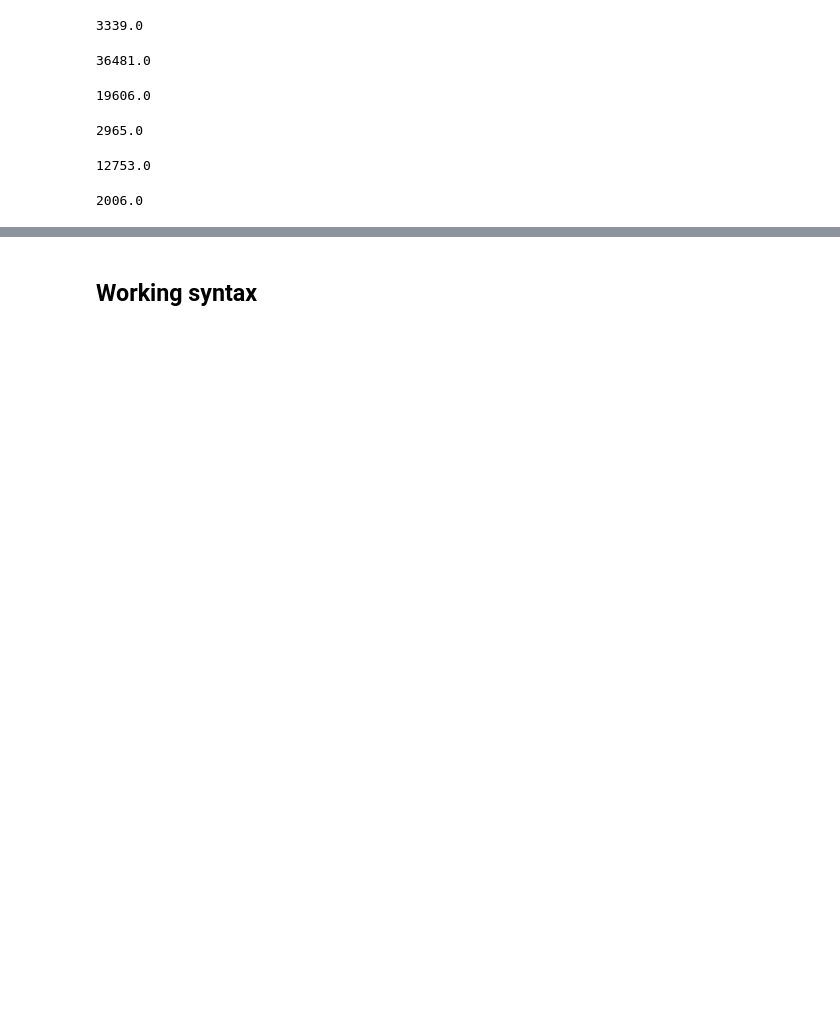
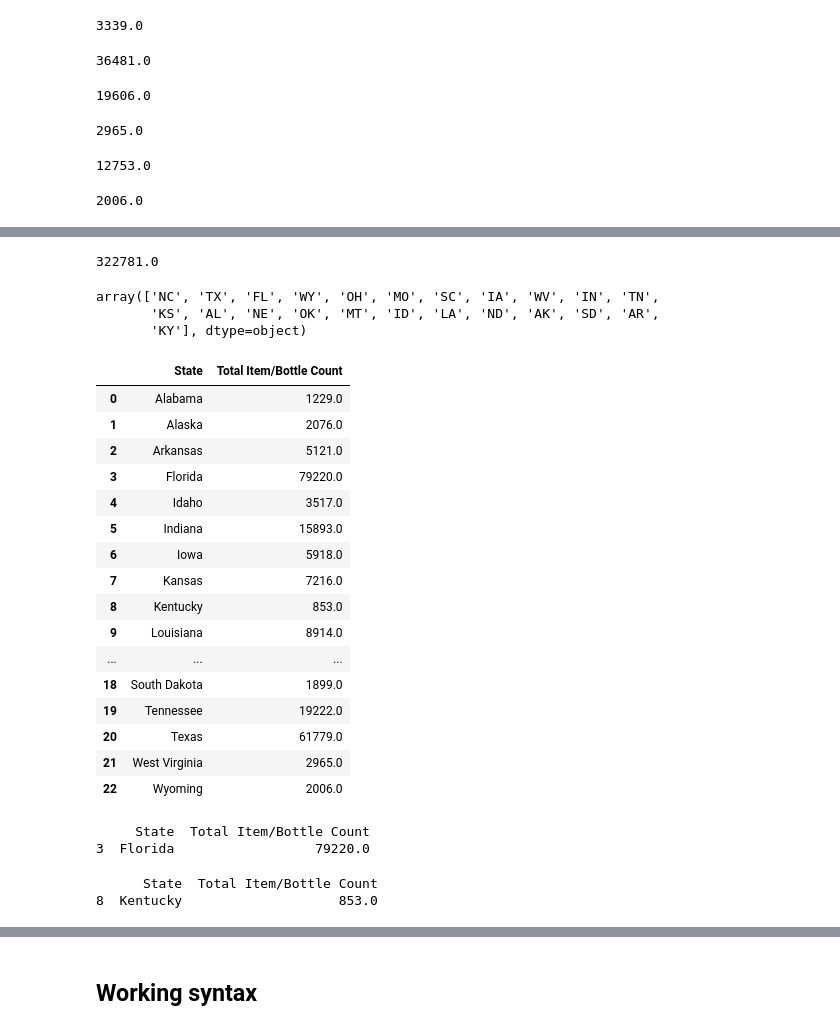
Before and after one commit to Sgant1/Winedemic, a Jupyter notebook: Analysis/Winedemic_Analysis_2021.ipynb, the cells around one changed output, grey strips where cells are left out. Saved outputs shown, nothing was run; the diff lists cells and outputs as text; code cells hidden in the pictures; blank space fills up the shorter version.

```diff
--- a/Analysis/Winedemic_Analysis_2021.ipynb
+++ b/Analysis/Winedemic_Analysis_2021.ipynb
@@ -681,0 +643,77 @@ total_bottle_count_by_state
+# %%
+# Calculate the total 2021 Item/Bottle Count for Red States.
+total_red_count_2021 = red_states_2021["Item/Bottle Count"].sum()
+total_red_count_2021
+# %% [output]
+322781.0
+# %%
+new_red_states_2021.State.unique()
+# %% [output]
+array(['NC', 'TX', 'FL', 'WY', 'OH', 'MO', 'SC', 'IA', 'WV', 'IN', 'TN',
+       'KS', 'AL', 'NE', 'OK', 'MT', 'ID', 'LA', 'ND', 'AK', 'SD', 'AR',
+       'KY'], dtype=object)
+# %%
+# Adding a list of values with keys to create a new DataFrame for Red states only.
+#No Mississippi listed because shipping is prohibited.
+R = {'State': ['Alabama', 'Alaska', 'Arkansas', 'Florida', 'Idaho', 'Indiana', 'Iowa', 'Kansas', 'Kentucky',
+               'Louisiana', 'Missouri', 'Montana', 'Nebraska', 'North Carolina', 'North Dakota',
+               'Ohio', 'Oklahoma', 'South Carolina', 'South Dakota', 'Tennessee', 'Texas', 'West Virginia', 'Wyoming',
+                ],
+     'Total Item/Bottle Count': [Alabama["Item/Bottle Count"].sum(),
+            Alaska["Item/Bottle Count"].sum(),
+            Arkansas["Item/Bottle Count"].sum(),
+            Florida["Item/Bottle Count"].sum(),
+            Idaho["Item/Bottle Count"].sum(),
+            Indiana["Item/Bottle Count"].sum(),
+            Iowa["Item/Bottle Count"].sum(),
+            Kansas["Item/Bottle Count"].sum(),
+            Kentucky["Item/Bottle Count"].sum(),
+            Louisiana["Item/Bottle Count"].sum(),
+            Missouri["Item/Bottle Count"].sum(),
+            Montana["Item/Bottle Count"].sum(),
+            Nebraska["Item/Bottle Count"].sum(),
+            North_Carolina["Item/Bottle Count"].sum(),
+            North_Dakota["Item/Bottle Count"].sum(),
+            Ohio["Item/Bottle Count"].sum(),
+            Oklahoma["Item/Bottle Count"].sum(),
+            South_Carolina["Item/Bottle Count"].sum(),
+            South_Dakota["Item/Bottle Count"].sum(),
+            Tennessee["Item/Bottle Count"].sum(),
+            Texas["Item/Bottle Count"].sum(),
+            West_Virginia["Item/Bottle Count"].sum(),
+            Wyoming["Item/Bottle Count"].sum()]}
+# %%
+total_bottle_count_by_red_state = pd.DataFrame.from_dict(data=R)
+total_bottle_count_by_red_state
+# %% [output]
+|  | State | Total Item/Bottle Count |
+| 0 | Alabama | 1229.0 |
+| 1 | Alaska | 2076.0 |
+| 2 | Arkansas | 5121.0 |
+| 3 | Florida | 79220.0 |
+| 4 | Idaho | 3517.0 |
+| 5 | Indiana | 15893.0 |
+| 6 | Iowa | 5918.0 |
+| 7 | Kansas | 7216.0 |
+| 8 | Kentucky | 853.0 |
+| 9 | Louisiana | 8914.0 |
+| ... | ... | ... |
+| 18 | South Dakota | 1899.0 |
+| 19 | Tennessee | 19222.0 |
+| 20 | Texas | 61779.0 |
+| 21 | West Virginia | 2965.0 |
+| 22 | Wyoming | 2006.0 |
+# %%
+#Print the highest bottle count by red state
+print(total_bottle_count_by_red_state[total_bottle_count_by_red_state["Total Item/Bottle Count"] ==
+                                  total_bottle_count_by_red_state["Total Item/Bottle Count"].max()])
+# %% [output]
+     State  Total Item/Bottle Count
+3  Florida                  79220.0
+# %%
+#Print the lowest bottle count by red state
+print(total_bottle_count_by_red_state[total_bottle_count_by_red_state["Total Item/Bottle Count"] ==
+                                  total_bottle_count_by_red_state["Total Item/Bottle Count"].min()])
+# %% [output]
+      State  Total Item/Bottle Count
+8  Kentucky                    853.0
```
Also changed, not shown: parts of 45 cells of this notebook, 21 other files.
